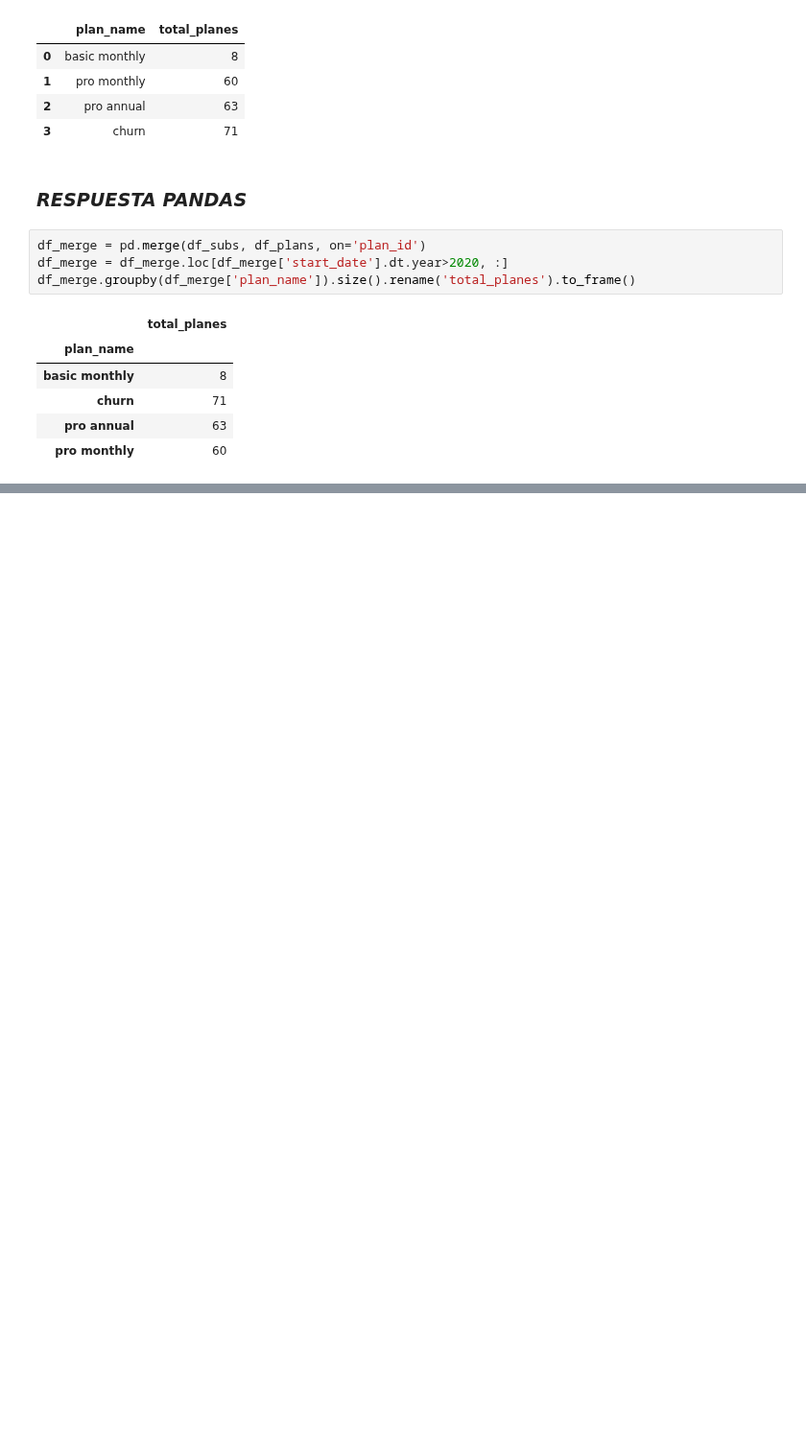
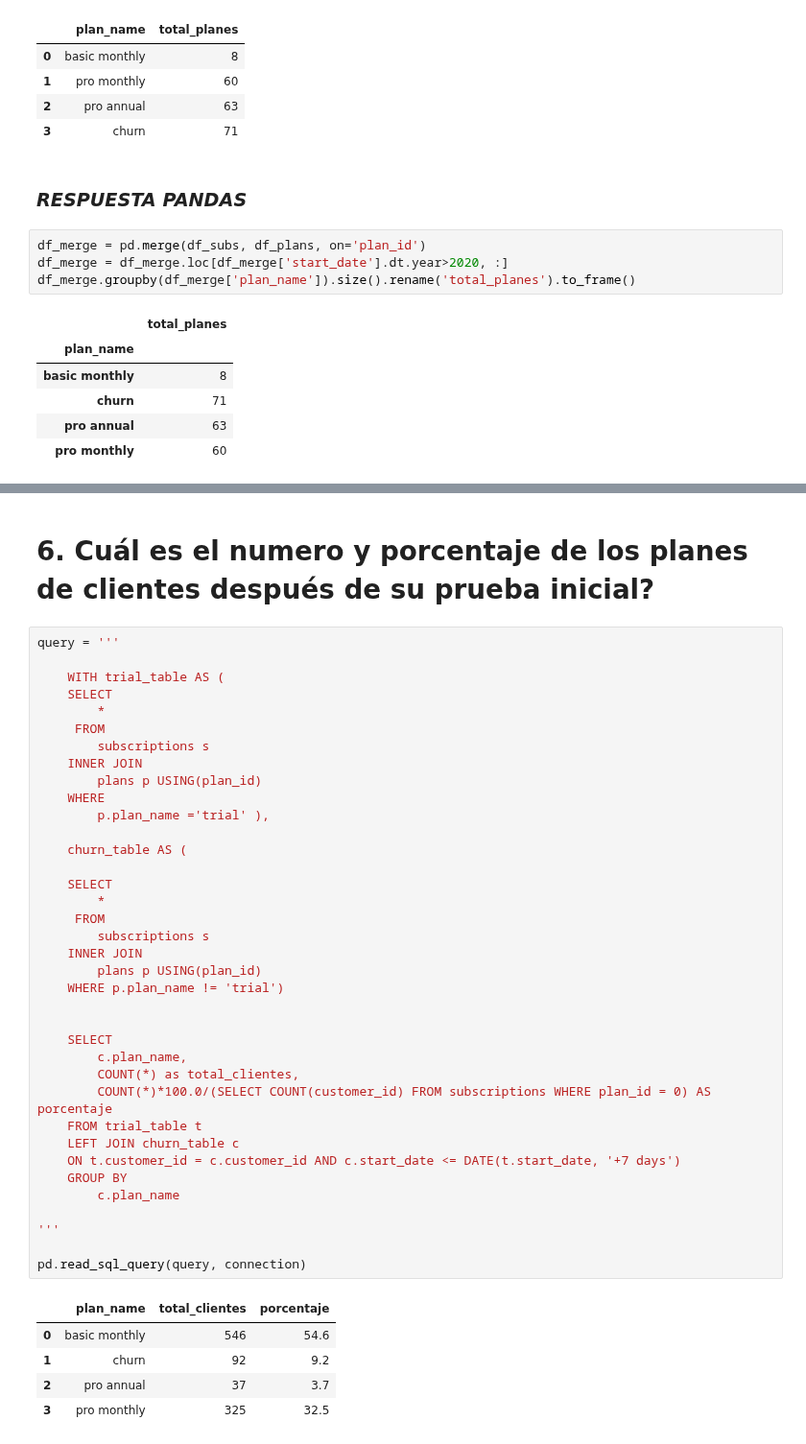
Before and after one commit to LLAES07/SQL_DESAFIO, a Jupyter notebook: Caso_3/Caso_3.ipynb, the cells around one changed output, grey strips where cells are left out. Shown at 96% size. Drawn from its saved outputs; the diff is of its cells as text; blank space fills up the shorter version.

```diff
--- a/Caso_3/Caso_3.ipynb
+++ b/Caso_3/Caso_3.ipynb
@@ -2893,0 +2960,45 @@ df_merge.groupby(df_merge['plan_name']).size().rename('total_planes').to_frame()
+# %% [markdown]
+# **6. Cuál es el numero y porcentaje de los planes de clientes después de su prueba inicial?**
+# %%
+query = '''
+
+    WITH trial_table AS (
+    SELECT
+        *
+     FROM
+        subscriptions s
+    INNER JOIN
+        plans p USING(plan_id)
+    WHERE
+        p.plan_name ='trial' ),
+
+    churn_table AS (
+
+    SELECT
+        *
+     FROM
+        subscriptions s
+    INNER JOIN
+        plans p USING(plan_id)
+    WHERE p.plan_name != 'trial')
+
+
+    SELECT
+        c.plan_name,
+        COUNT(*) as total_clientes,
+        COUNT(*)*100.0/(SELECT COUNT(customer_id) FROM subscriptions WHERE plan_id = 0) AS porcentaje
+    FROM trial_table t
+    LEFT JOIN churn_table c
+    ON t.customer_id = c.customer_id AND c.start_date <= DATE(t.start_date, '+7 days')
+    GROUP BY
+        c.plan_name
+
+'''
+
+pd.read_sql_query(query, connection)
+# %% [output]
+|  | plan_name | total_clientes | porcentaje |
+| 0 | basic monthly | 546 | 54.6 |
+| 1 | churn | 92 | 9.2 |
+| 2 | pro annual | 37 | 3.7 |
+| 3 | pro monthly | 325 | 32.5 |
```
Also changed, not shown: parts of 6 cells of this notebook.
